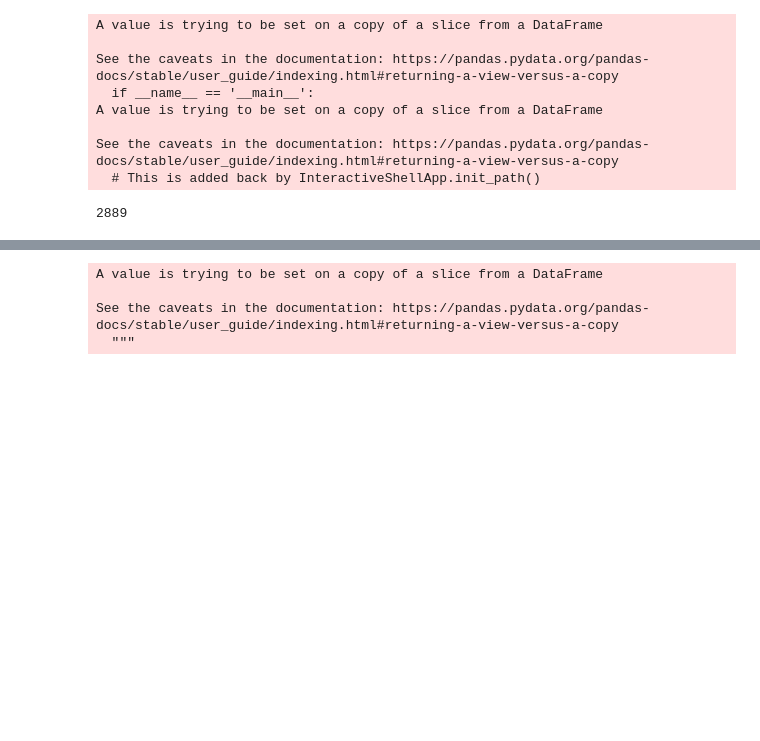
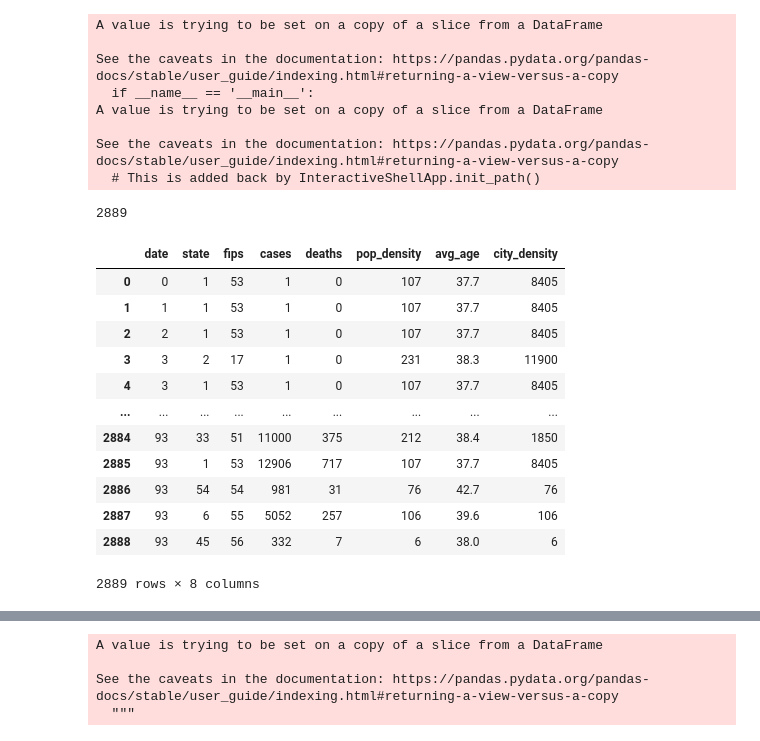
Before and after one commit to realToadtoad/COVIDForcast, a Jupyter notebook: ml/EarthxHack.ipynb, the cells around one changed output, grey strips where cells are left out. Saved outputs shown, nothing was run; the diff lists cells and outputs as text; code cells hidden in the pictures; blank space fills up the shorter version.

```diff
--- a/ml/EarthxHack.ipynb
+++ b/ml/EarthxHack.ipynb
@@ -344,3 +344,21 @@ See the caveats in the documentation: https://pandas.pydata.org/pandas-docs/stab
 len(data.index)
 # %% [output]
 2889
+# %%
+copy = data.copy()
+# %%
+copy
+# %% [output]
+|  | date | state | fips | cases | deaths | pop_density | avg_age | city_density |
+| 0 | 0 | 1 | 53 | 1 | 0 | 107 | 37.7 | 8405 |
+| 1 | 1 | 1 | 53 | 1 | 0 | 107 | 37.7 | 8405 |
+| 2 | 2 | 1 | 53 | 1 | 0 | 107 | 37.7 | 8405 |
+| 3 | 3 | 2 | 17 | 1 | 0 | 231 | 38.3 | 11900 |
+| 4 | 3 | 1 | 53 | 1 | 0 | 107 | 37.7 | 8405 |
+| ... | ... | ... | ... | ... | ... | ... | ... | ... |
+| 2884 | 93 | 33 | 51 | 11000 | 375 | 212 | 38.4 | 1850 |
+| 2885 | 93 | 1 | 53 | 12906 | 717 | 107 | 37.7 | 8405 |
+| 2886 | 93 | 54 | 54 | 981 | 31 | 76 | 42.7 | 76 |
+| 2887 | 93 | 6 | 55 | 5052 | 257 | 106 | 39.6 | 106 |
+| 2888 | 93 | 45 | 56 | 332 | 7 | 6 | 38.0 | 6 |
+2889 rows × 8 columns
```
Also changed, not shown: parts of 11 cells of this notebook.
